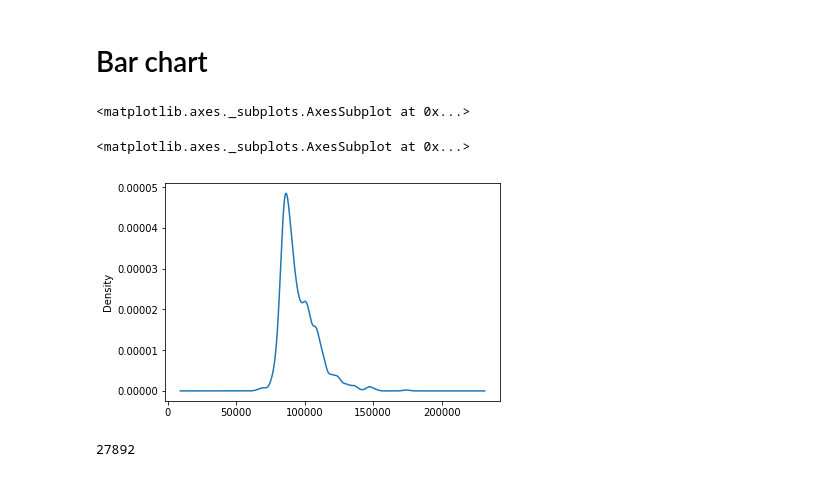
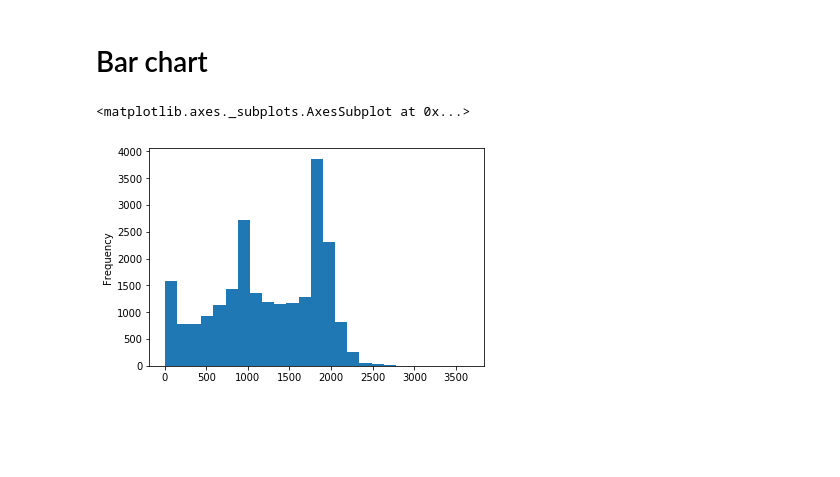
Before and after one commit to ptrBodnar/medical_data, a Jupyter notebook: final_data_processing.ipynb, the cells around one changed output. Cells and saved outputs as stored; diff of their text form; code cells hidden in the pictures; blank space fills up the shorter version.

```diff
--- a/final_data_processing.ipynb
+++ b/final_data_processing.ipynb
@@ -6,0 +60,2 @@ declarations = pd.read_csv('new_data/all_declarations_pmd.csv')
+# %%
+x = merged_total.drop_duplicates(['legal_entity_id', 'party_name'])
@@ -227,0 +372,2 @@ output[['oblast', 'rajon_grouped', 'declarations_ratio']].to_json('output/rajon_
+# %%
+declarations = pd.read_csv('new_data/all_declarations_pmd.csv')
@@ -228,21 +377,13 @@ output[['oblast', 'rajon_grouped', 'declarations_ratio']].to_json('output/rajon_
 # %%
-declarations['decl_count'] = declarations.groupby(['party_name', 'division_id']).count_declarations.transform('sum')
+declarations['decl_count'] = declarations.groupby(['party_name', 'legal_entity_id']).count_declarations.transform('sum')
 # %%
 tarifs = {'y0-5': 4, 'y6-17': 2.2, 'y18-39': 1, 'y40-64':1.2, 'y65+': 2}
 # %%
 declarations['money_per_month_not_grouped'] = declarations.apply(lambda x: tarifs[x['person_age']] * (370/12) * x['count_declarations'], axis=1)
 # %%
-declarations['money_per_month'] = declarations.groupby(['party_name', 'division_id']).money_per_month_not_grouped.transform('sum')
+declarations['money_per_month'] = declarations.groupby(['party_name', 'legal_entity_id']).money_per_month_not_grouped.transform('sum')
-# %%
-declarations.money_per_month.plot.density()
-# %% [output]
-<matplotlib.axes._subplots.AxesSubplot at 0x...>
-# %%
-declarations[declarations.decl_count > 2000].money_per_month.plot.density()
-# %% [output]
-<matplotlib.axes._subplots.AxesSubplot at 0x...>
-[figure, removed]
 # %%
-declarations.drop_duplicates(['party_name', 'division_id'])
+declarations.drop_duplicates(['party_name', 'legal_entity_id']).decl_count.plot.hist(25)
 # %% [output]
-27892
+<matplotlib.axes._subplots.AxesSubplot at 0x...>
+[figure, added]
```
Also changed, not shown: parts of 31 cells of this notebook, 4 other files.
